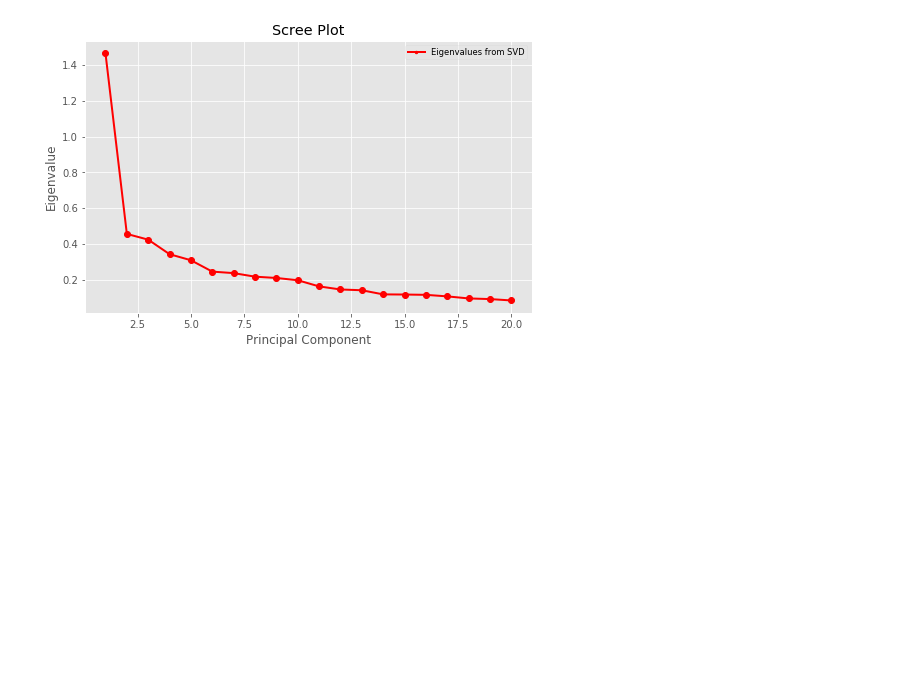
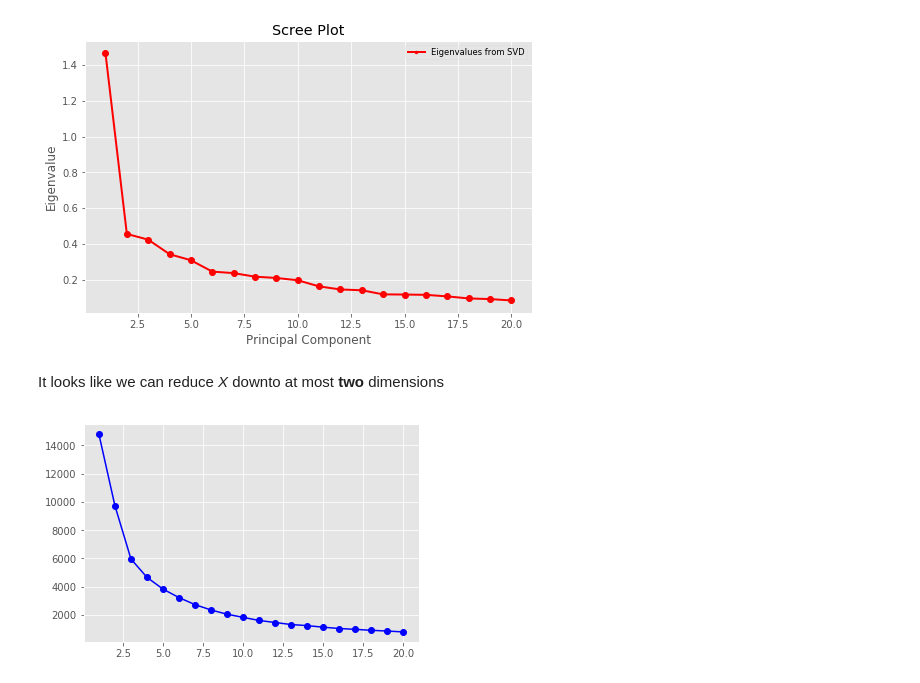
Before and after one commit to gentok/Political_Headlines_Project, a Jupyter notebook: notebooks/NonSupervised.ipynb, the cells around one changed output. Cells and saved outputs as stored; diff of their text form; code cells hidden in the pictures; blank space fills up the shorter version.

```diff
--- a/notebooks/NonSupervised.ipynb
+++ b/notebooks/NonSupervised.ipynb
@@ -30,8 +34,25 @@ leg.draggable(state=True)
 plt.show()
 # %% [output]
 [figure]
+# %% [markdown]
+It looks like we can reduce *X* downto at most **two** dimensions
 # %%
 ## PCA
 pca = decomposition.PCA(n_components=2)
 pca.fit(X)
 X = pca.transform(X)
+# %%
+## K Means
+## Using the elbow nethod to determine the number of clusters
+cluster = range(1, 21)
+score = []
+for a in cluster:
+    kmeans = KMeans(n_clusters=a, random_state=0)
+    ks = -(kmeans.fit(X).score(X))
+    score.append(ks)
+# %%
+## Plotting the result
+plt.plot(cluster, score, 'bo-')
+plt.show()
+# %% [output]
+[figure, added]
```
Also changed, not shown: parts of 8 cells of this notebook.
